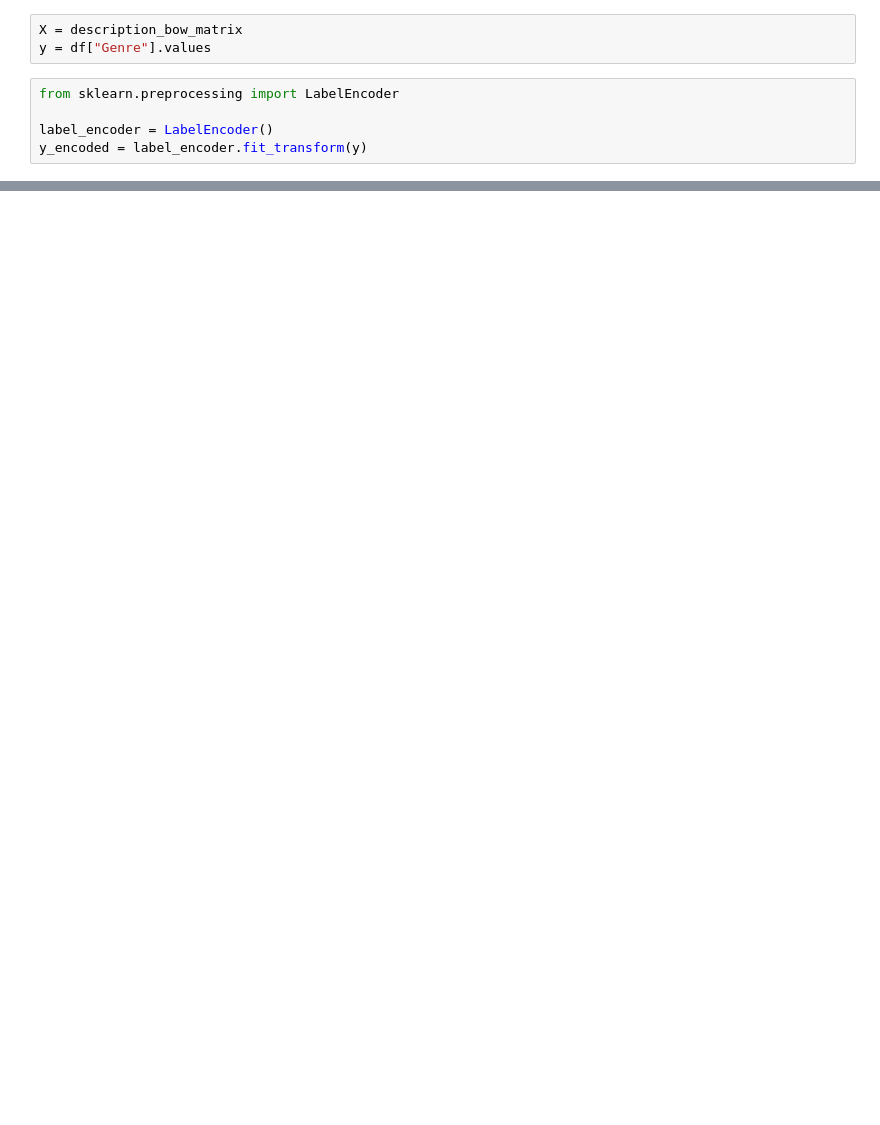
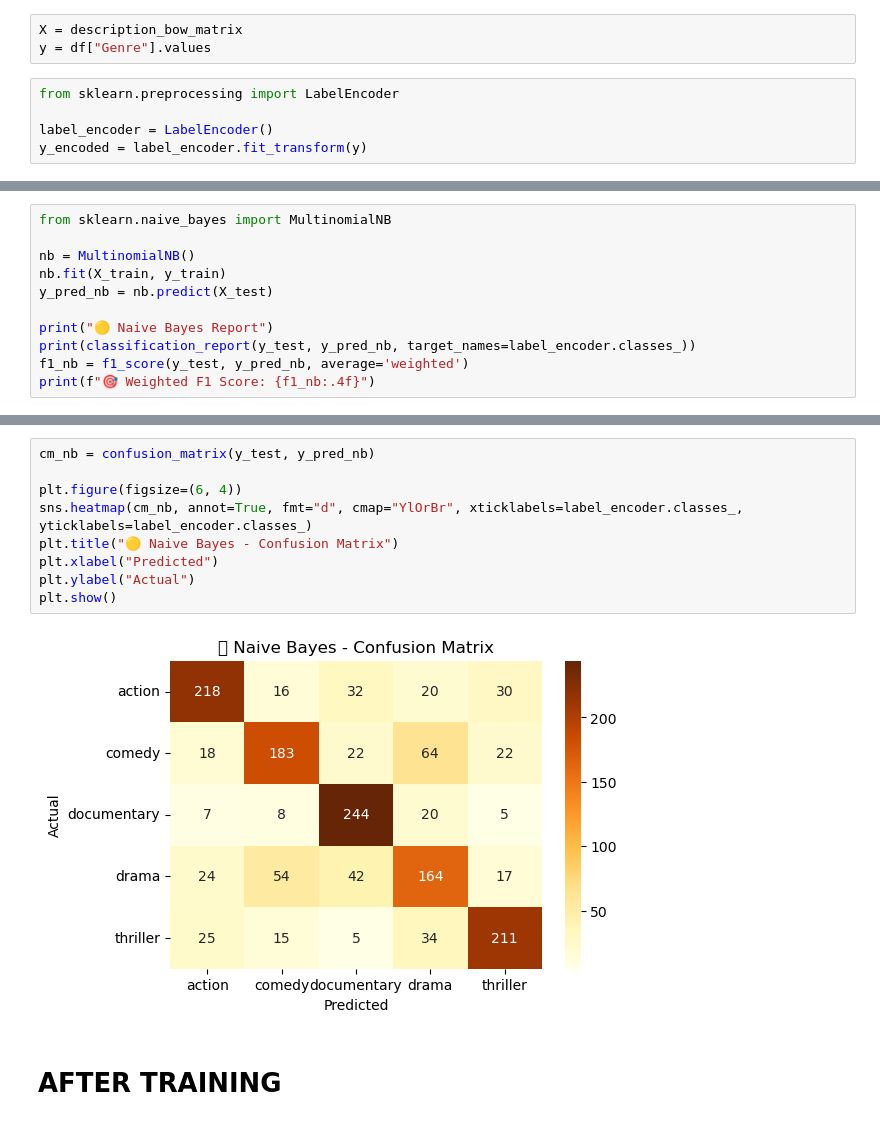
Before and after one commit to alduingae/AA-Assignment2, a Jupyter notebook: AA_ASSIGNMENT2_PERSONAL.ipynb, the cells around one changed output, grey strips where cells are left out. Drawn from its saved outputs; the diff is of its cells as text; blank space fills up the shorter version.

```diff
--- a/AA_ASSIGNMENT2_PERSONAL.ipynb
+++ b/AA_ASSIGNMENT2_PERSONAL.ipynb
@@ -705,0 +735,11 @@ cm = confusion_ma
+# %%
+from sklearn.naive_bayes import MultinomialNB
+
+nb = MultinomialNB()
+nb.fit(X_train, y_train)
+y_pred_nb = nb.predict(X_test)
+
+print("🟡 Naive Bayes Report")
+print(classification_report(y_test, y_pred_nb, target_names=label_encoder.classes_))
+f1_nb = f1_score(y_test, y_pred_nb, average='weighted')
+print(f"🎯 Weighted F1 Score: {f1_nb:.4f}")
@@ -705,0 +761,13 @@ cm = confusion_ma
+# %%
+cm_nb = confusion_matrix(y_test, y_pred_nb)
+
+plt.figure(figsize=(6, 4))
+sns.heatmap(cm_nb, annot=True, fmt="d", cmap="YlOrBr", xticklabels=label_encoder.classes_, yticklabels=label_encoder.classes_)
+plt.title("🟡 Naive Bayes - Confusion Matrix")
+plt.xlabel("Predicted")
+plt.ylabel("Actual")
+plt.show()
+# %% [output]
+[figure, added]
+# %% [markdown]
+# AFTER TRAINING
```
Also changed, not shown: parts of 31 cells of this notebook, 1 other file.
